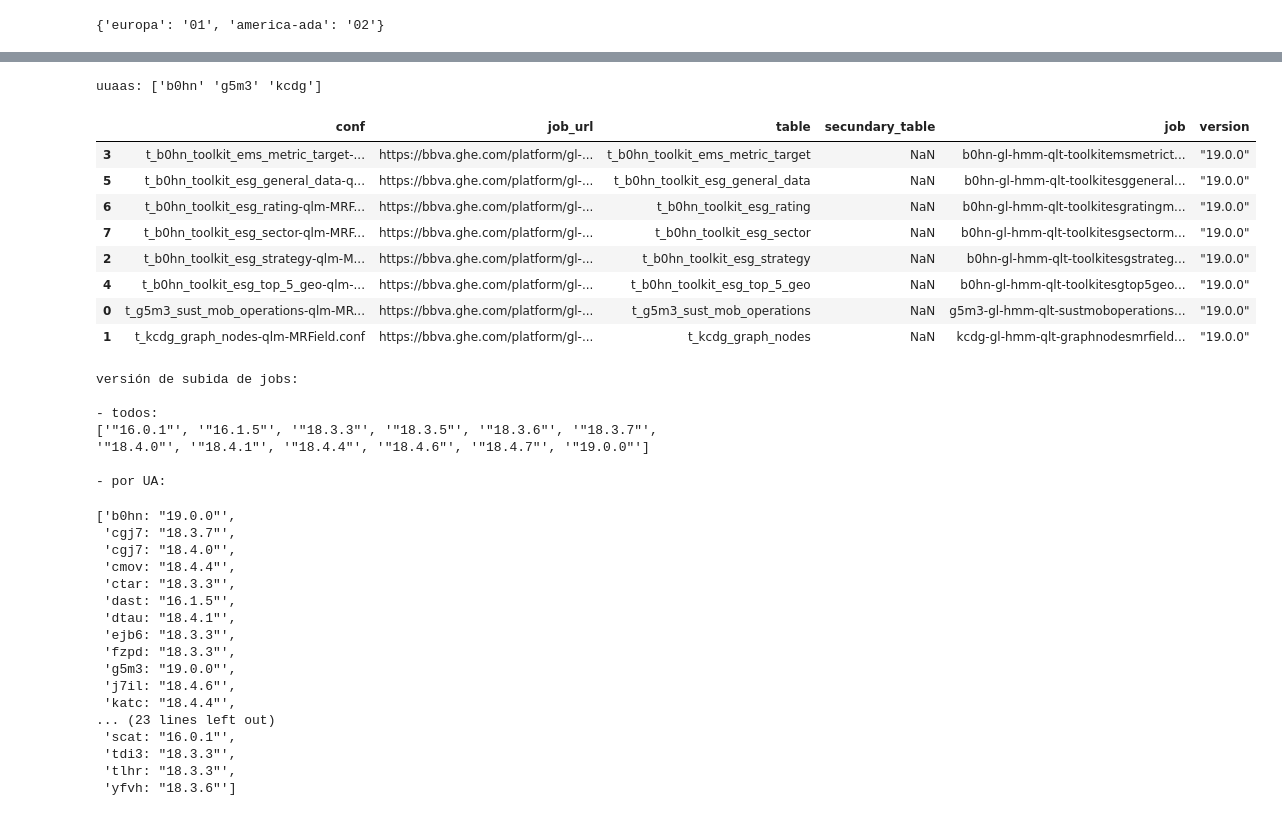
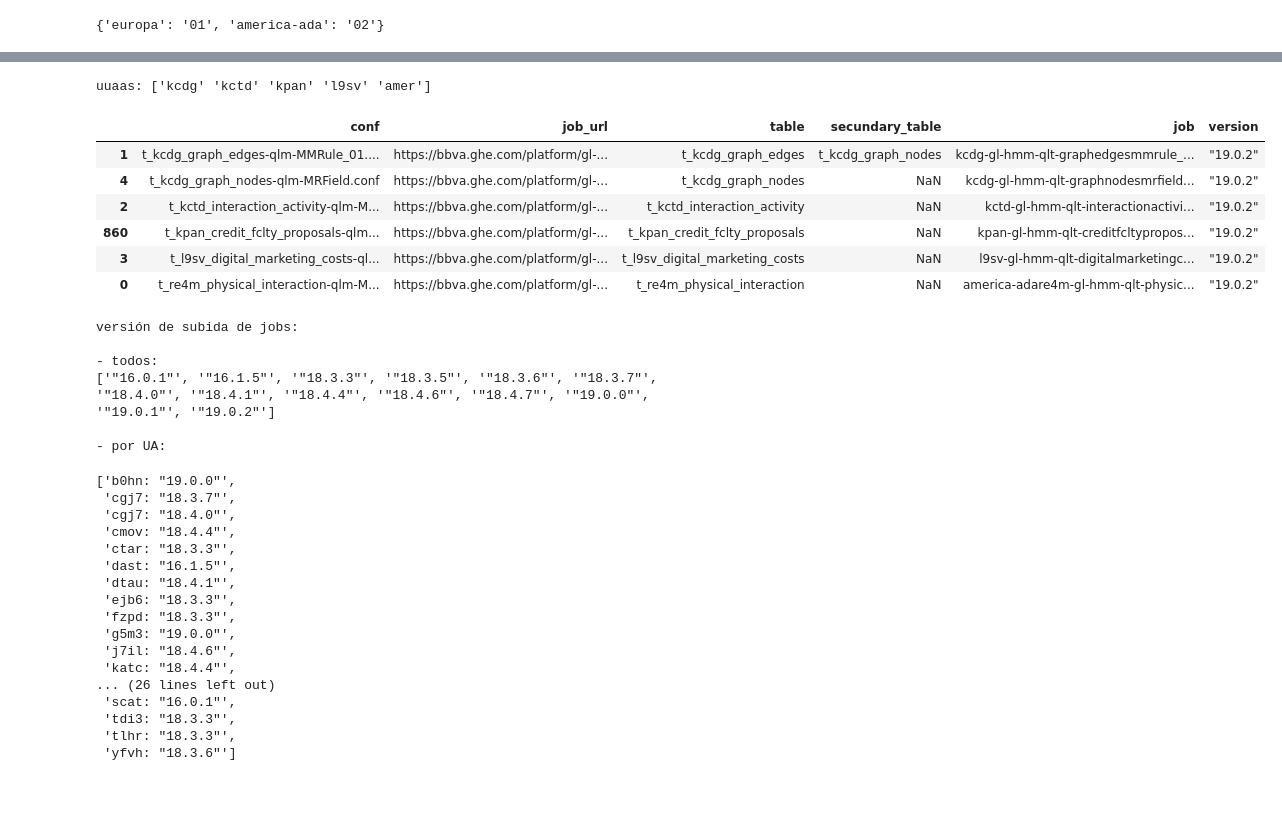
Before and after one commit to julenmontes/comprobacion_wip_JOBS, a Jupyter notebook: jobs_wip_conf_url_INTRAQ.ipynb, the cells around one changed output, grey strips where cells are left out. Saved outputs shown, nothing was run; the diff lists cells and outputs as text; code cells hidden in the pictures.

```diff
--- a/jobs_wip_conf_url_INTRAQ.ipynb
+++ b/jobs_wip_conf_url_INTRAQ.ipynb
@@ -32,20 +32,20 @@ UUAAs = [] #se cogerán todas las UUAAs del WIP
 
 #selección de UUAAs
 UUAAs = [
-'B0HN',
+# 'B0HN',
 # 'CGJ7',
 # 'CMOV',
 # 'CTAR',
 # 'DTAU',
 # 'EJB6',
 # 'FZPD',
-'G5M3',
+# 'G5M3',
 # 'J7IL',
 # 'KATC',
 # 'KCEG',
 # 'KCPG',
-# 'KCTD',
-'KCDG'
+'KCTD',
+'KCDG',
 # 'KFCM',
 # 'KMIG',
 # 'KNFA',
@@ -56,14 +56,14 @@ UUAAs = [
 # 'KUSU',
 # 'KWTH',
 # 'L9CT',
-# 'L9SV',
+'L9SV',
 # 'MSX9',
 # 'NM7R',
 # 'NOLS',
 # 'P68X',
 # 'P6R1',
 # 'R4FU',
-# 'RE4M',
+'RE4M',
 # 'RZUA',
 # 'SCAT',
 # 'TDI3',
@@ -201,7 +201,7 @@ other_job_ame = {
 # %% [markdown]
 WIP confs
 # %%
-cols = ['UUAA','STATUS IMPLANTATION','TABLE (en C360)','Secondary Table (4.3-5.2-6.4)','Conf (MRField, ORField, OCField,...)', 'Conf name', 'version  FINISHED','Url conf\nv13.0.4 (new)','Url Extralibs','IMPLANTATION TYPE']
+cols = ['UUAA','STATUS IMPLANTATION','TABLE (en C360)','Secondary Table (4.3-5.2-6.4)','Conf (MRField, ORField, OCField,...)', 'Conf name', 'version  FINISHED','Url conf','Url Extralibs','IMPLANTATION TYPE']
 wip = pd.read_csv('wip_final.csv', header=1)[cols].dropna(subset='version  FINISHED')
 wip = wip[wip['STATUS IMPLANTATION']=="DELIVERED"]
 
@@ -457,8 +468,8 @@ for index, row in extralib_confs.iterrows():
             #     "https://bitbucket.globaldevtools.bbva.com/bitbucket/projects/" + dict_project_ua[row['UA']] + "/repos/glgldh360gloqlt/browse/hammurabi/jobs/"+list(geo_ruta_dict.keys())[1]+'/'+nombre_job+".json"+"?at=refs%2Ftags%2Fv"+row['version_despliegue']
             #     )
             conf_job_dict[row['conf']] = (
-                "https://bbva.ghe.com/platform/gl-cs-360-gdh-qlt-"+ row['UA']+ "/blob/" + row['version_despliegue'] + "/hammurabi/jobs/"+ list(geo_ruta_dict.keys())[0] +nombre_job+".json" + "\n"
-                "https://bbva.ghe.com/platform/gl-cs-360-gdh-qlt-"+ row['UA']+ "/blob/" + row['version_despliegue'] + "/hammurabi/jobs/"+ list(geo_ruta_dict.keys())[1] +nombre_job+".json"
+                "https://bbva.ghe.com/platform/gl-cs-360-gdh-qlt-"+ row['UA']+ "/blob/" + row['version_despliegue'] + "/hammurabi/jobs/"+ list(geo_ruta_dict.keys())[0]+ "/" +nombre_job+".json" + "\n"
+                "https://bbva.ghe.com/platform/gl-cs-360-gdh-qlt-"+ row['UA']+ "/blob/" + row['version_despliegue'] + "/hammurabi/jobs/"+ list(geo_ruta_dict.keys())[1]+ "/" +nombre_job+".json"
                 )
         else:
             # conf_job_dict[row['conf']] = (
@@ -466,8 +477,8 @@ for index, row in extralib_confs.iterrows():
             #     "https://bitbucket.globaldevtools.bbva.com/bitbucket/projects/" + dict_project_ua[row['UA']] + "/repos/glgldh360gloqlt/browse/hammurabi/jobs/"+list(geo_ruta_dict.keys())[1]+'/'+nombre_job+".json"+"?at=refs%2Ftags%2Fv"+version_personalizada
             #     )
             conf_job_dict[row['conf']] = (
-                "https://bbva.ghe.com/platform/gl-cs-360-gdh-qlt-"+ row['UA']+ "/blob/" + version_personalizada + "/hammurabi/jobs/"+ list(geo_ruta_dict.keys())[0] +nombre_job+".json" + "\n"
-                "https://bbva.ghe.com/platform/gl-cs-360-gdh-qlt-"+ row['UA']+ "/blob/" + version_personalizada + "/hammurabi/jobs/"+ list(geo_ruta_dict.keys())[1] +nombre_job+".json"
+                "https://bbva.ghe.com/platform/gl-cs-360-gdh-qlt-"+ row['UA']+ "/blob/" + version_personalizada + "/hammurabi/jobs/"+ list(geo_ruta_dict.keys())[0]+ "/" + nombre_job+".json" + "\n"
+                "https://bbva.ghe.com/platform/gl-cs-360-gdh-qlt-"+ row['UA']+ "/blob/" + version_personalizada + "/hammurabi/jobs/"+ list(geo_ruta_dict.keys())[1]+ "/" + nombre_job+".json"
                 )
 
 #Others
@@ -580,19 +585,17 @@ conf_url
 # %%
-version = '"19.0.0"'
+version = '"19.0.2"'
 print('uuaas:',conf_url[conf_url.version == version].job.str[:4].unique())
 conf_url_version = conf_url[conf_url.version == version]
 conf_url_version
 # %% [output]
-uuaas: ['b0hn' 'g5m3' 'kcdg']
+uuaas: ['kcdg' 'kctd' 'kpan' 'l9sv' 'amer']
 |  | conf | job_url | table | secundary_table | job | version |
-| 3 | t_b0hn_toolkit_ems_metric_target-... | https://bbva.ghe.com/platform/gl-... | t_b0hn_toolkit_ems_metric_target | NaN | b0hn-gl-hmm-qlt-toolkitemsmetrict... | "19.0.0" |
-| 5 | t_b0hn_toolkit_esg_general_data-q... | https://bbva.ghe.com/platform/gl-... | t_b0hn_toolkit_esg_general_data | NaN | b0hn-gl-hmm-qlt-toolkitesggeneral... | "19.0.0" |
-| 6 | t_b0hn_toolkit_esg_rating-qlm-MRF... | https://bbva.ghe.com/platform/gl-... | t_b0hn_toolkit_esg_rating | NaN | b0hn-gl-hmm-qlt-toolkitesgratingm... | "19.0.0" |
-| 7 | t_b0hn_toolkit_esg_sector-qlm-MRF... | https://bbva.ghe.com/platform/gl-... | t_b0hn_toolkit_esg_sector | NaN | b0hn-gl-hmm-qlt-toolkitesgsectorm... | "19.0.0" |
-| 2 | t_b0hn_toolkit_esg_strategy-qlm-M... | https://bbva.ghe.com/platform/gl-... | t_b0hn_toolkit_esg_strategy | NaN | b0hn-gl-hmm-qlt-toolkitesgstrateg... | "19.0.0" |
-| 4 | t_b0hn_toolkit_esg_top_5_geo-qlm-... | https://bbva.ghe.com/platform/gl-... | t_b0hn_toolkit_esg_top_5_geo | NaN | b0hn-gl-hmm-qlt-toolkitesgtop5geo... | "19.0.0" |
-| 0 | t_g5m3_sust_mob_operations-qlm-MR... | https://bbva.ghe.com/platform/gl-... | t_g5m3_sust_mob_operations | NaN | g5m3-gl-hmm-qlt-sustmoboperations... | "19.0.0" |
-| 1 | t_kcdg_graph_nodes-qlm-MRField.conf | https://bbva.ghe.com/platform/gl-... | t_kcdg_graph_nodes | NaN | kcdg-gl-hmm-qlt-graphnodesmrfield... | "19.0.0" |
+| 1 | t_kcdg_graph_edges-qlm-MMRule_01.... | https://bbva.ghe.com/platform/gl-... | t_kcdg_graph_edges | t_kcdg_graph_nodes | kcdg-gl-hmm-qlt-graphedgesmmrule_... | "19.0.2" |
+| 4 | t_kcdg_graph_nodes-qlm-MRField.conf | https://bbva.ghe.com/platform/gl-... | t_kcdg_graph_nodes | NaN | kcdg-gl-hmm-qlt-graphnodesmrfield... | "19.0.2" |
+| 2 | t_kctd_interaction_activity-qlm-M... | https://bbva.ghe.com/platform/gl-... | t_kctd_interaction_activity | NaN | kctd-gl-hmm-qlt-interactionactivi... | "19.0.2" |
+| 860 | t_kpan_credit_fclty_proposals-qlm... | https://bbva.ghe.com/platform/gl-... | t_kpan_credit_fclty_proposals | NaN | kpan-gl-hmm-qlt-creditfcltypropos... | "19.0.2" |
+| 3 | t_l9sv_digital_marketing_costs-ql... | https://bbva.ghe.com/platform/gl-... | t_l9sv_digital_marketing_costs | NaN | l9sv-gl-hmm-qlt-digitalmarketingc... | "19.0.2" |
+| 0 | t_re4m_physical_interaction-qlm-M... | https://bbva.ghe.com/platform/gl-... | t_re4m_physical_interaction | NaN | america-adare4m-gl-hmm-qlt-physic... | "19.0.2" |
 # %%
 print("versión de subida de jobs:")
 print("\n- todos:")
@@ -603,7 +606,7 @@ list((conf_url.job.str[:4]+': '+conf_url.version).unique())
 versión de subida de jobs:
 
 - todos:
-['"16.0.1"', '"16.1.5"', '"18.3.3"', '"18.3.5"', '"18.3.6"', '"18.3.7"', '"18.4.0"', '"18.4.1"', '"18.4.4"', '"18.4.6"', '"18.4.7"', '"19.0.0"']
+['"16.0.1"', '"16.1.5"', '"18.3.3"', '"18.3.5"', '"18.3.6"', '"18.3.7"', '"18.4.0"', '"18.4.1"', '"18.4.4"', '"18.4.6"', '"18.4.7"', '"19.0.0"', '"19.0.1"', '"19.0.2"']
 
 - por UA:
 ['b0hn: "19.0.0"',
@@ -618,7 +621,7 @@ versión de subida de jobs:
  'g5m3: "19.0.0"',
  'j7il: "18.4.6"',
  'katc: "18.4.4"',
-... (23 lines left out)
+... (26 lines left out)
  'scat: "16.0.1"',
  'tdi3: "18.3.3"',
  'tlhr: "18.3.3"',
```
Also changed, not shown: parts of 16 cells of this notebook, 16 other files.
